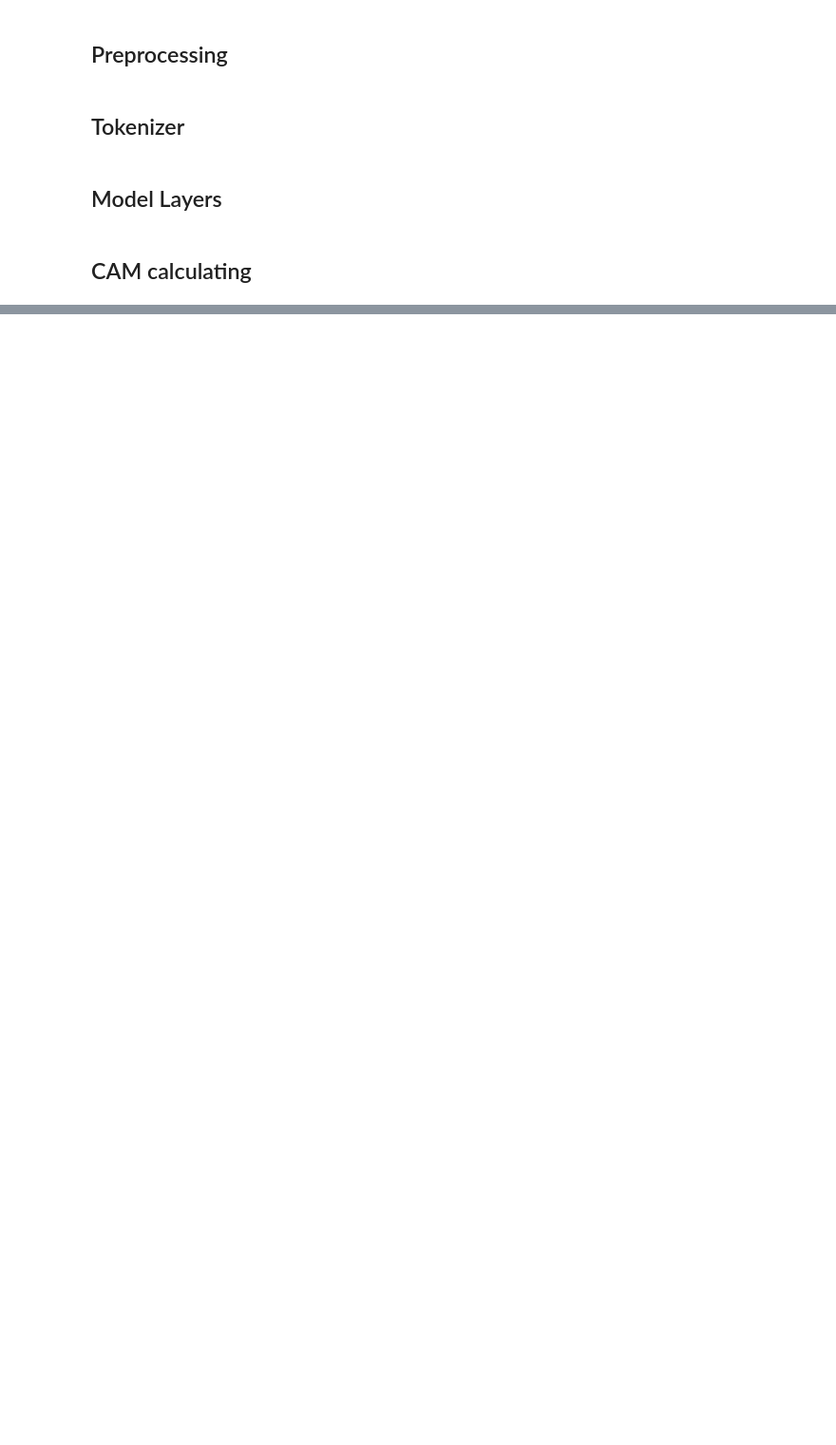
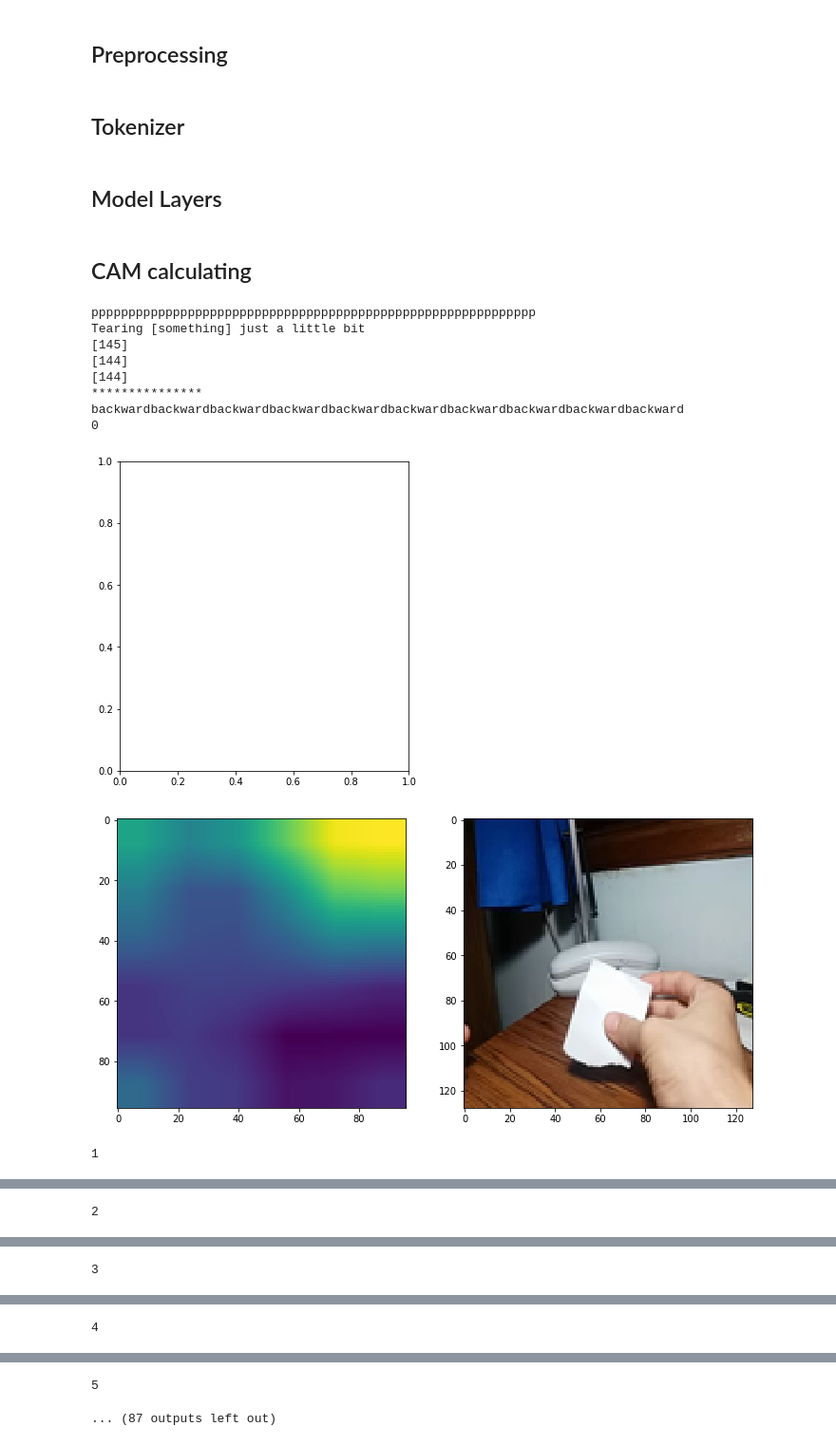
Before and after one commit to fmahdisoltani/Task-Granularity-for-Transfer-Learning, a Jupyter notebook: Demos/Classif_GRAD_CAM.ipynb, the cells around one changed output, grey strips where cells are left out. Shown at 95% size. Drawn from its saved outputs; the diff is of its cells as text; code cells hidden in the pictures; blank space fills up the shorter version.

```diff
--- a/Demos/Classif_GRAD_CAM.ipynb
+++ b/Demos/Classif_GRAD_CAM.ipynb
@@ -397,8 +430,8 @@ for i in range(1000):
 # %%
 path_to_video, _, classif_label = next(path_gen)
 # path_to_video = '/data/20bn-something-something-v2/62082.webm'
-# path_to_video = '/data/20bn-something-something-v2/149631.webm'
-path_to_video = '/data/20bn-something-something-v2/51345.webm'
+#path_to_video = '/data/20bn-something-something-v2/149631.webm'
+#path_to_video = '/data/20bn-something-something-v2/51345.webm'
 
 # classif_label = 47
 
@@ -425,30 +458,42 @@ net2_output, layer_feats, gradients = run_model2(net,video )
 _, goh2 = torch.max(net2_output , dim=1)
 
 
 print(int2label[classif_label])
 print( [classif_label])
 print( [predind.data.cpu().numpy()[0]])
 print( [goh2.data.cpu().numpy()[0]])
 print("*"*15)
 cam = calc_cam(net, net2_output, layer_feats, target_index, vocab_size, gradients, frame_number=-7)
 
 
 for ff in range(0,video_uint8.shape[0]):
     print(ff)
 
     plt.figure(figsize=(12, 6))
     plt.subplot(1, 2, 1)
     single_cam = cam[ff,:,:]
     single_cam = cv2.resize(single_cam, (96, 96))
     single_cam = single_cam - np.min(cam)
     single_cam = single_cam / np.max(cam)
     if (ff==0):
         prev_cam = single_cam
     single_cam = prev_cam*0.2 + single_cam*0.8
     prev_cam = single_cam
 
     plt.imshow(single_cam)
     plt.subplot(1, 2, 2)
     plt.imshow(video_uint8[ff])
     plt.show()
     all_cams.append(single_cam)
+# %% [output]
+pppppppppppppppppppppppppppppppppppppppppppppppppppppppppppp
+Tearing [something] just a little bit
+[145]
+[144]
+[144]
+***************
+backwardbackwardbackwardbackwardbackwardbackwardbackwardbackwardbackwardbackward
+0
+[figure, added]
+[figure, added]
+1
@@ -454,0 +501 @@ for ff in range(0,video_uint8.shape[0]):
+2
@@ -454,0 +503 @@ for ff in range(0,video_uint8.shape[0]):
+3
@@ -454,0 +505 @@ for ff in range(0,video_uint8.shape[0]):
+4
@@ -455,3 +507,5 @@ for ff in range(0,video_uint8.shape[0]):
+5
+... (87 outputs left out)
 # %%
 # unnormalize_op = UnNormalize(mean=[0.485, 0.456, 0.406], std=[0.229, 0.224, 0.225])
 # input_data_unnormalised = unnormalize_op(video.data.cpu().squeeze(0))
```
Also changed, not shown: parts of 10 cells of this notebook.
